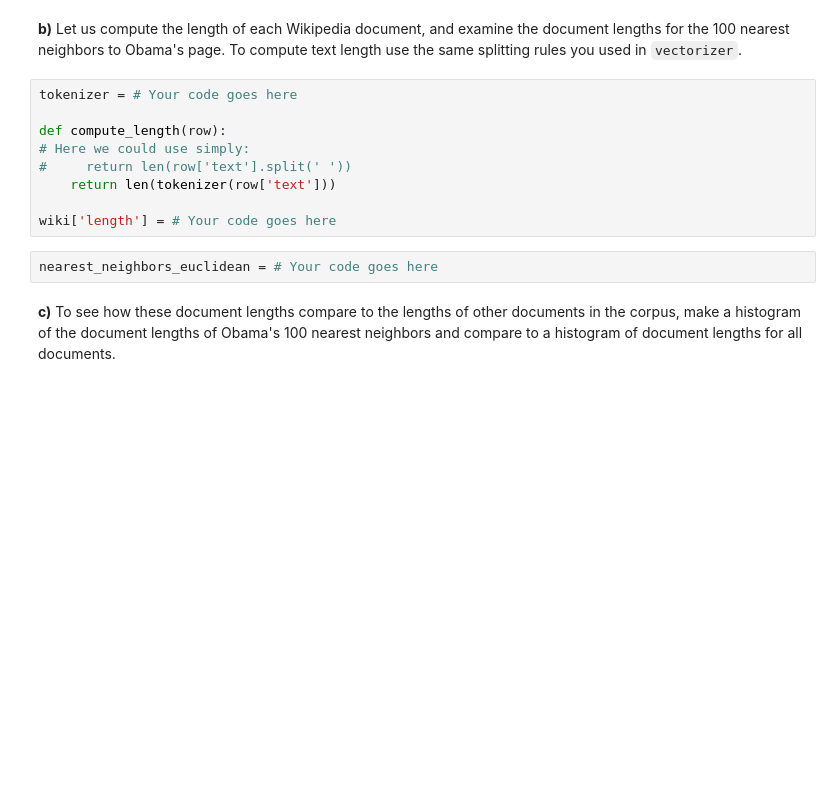
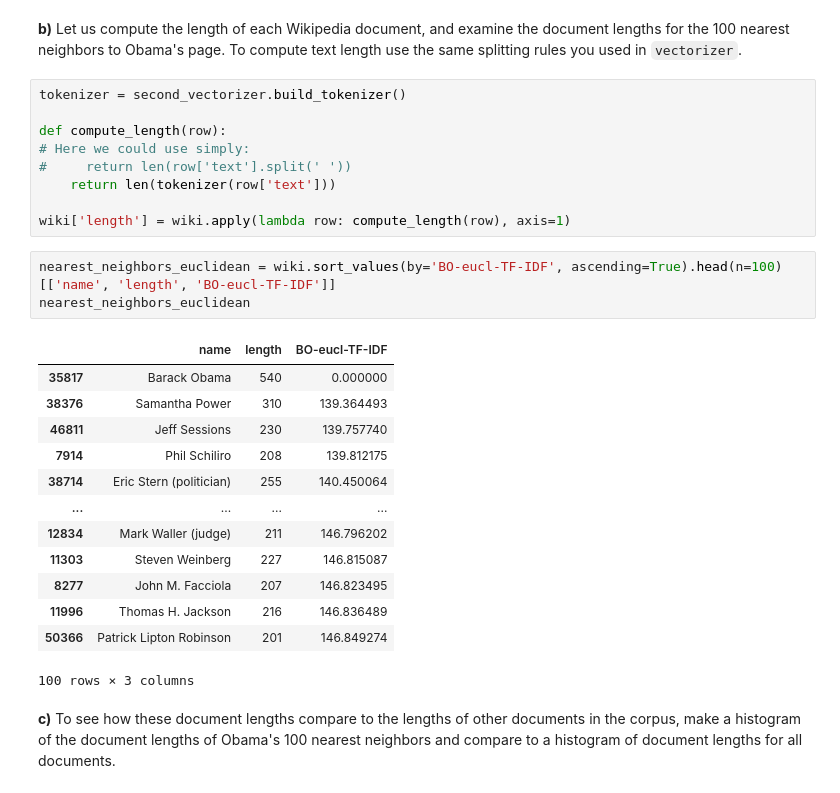
Before and after one commit to mawojcik/introduction_to_data_science, a Jupyter notebook: Lab_5/Assignment_5.ipynb, the cells around one changed output. Drawn from its saved outputs; the diff is of its cells as text; blank space fills up the shorter version.

```diff
--- a/Lab_5/Assignment_5.ipynb
+++ b/Lab_5/Assignment_5.ipynb
@@ -359,16 +376,31 @@ But one may wonder, is Biden's article that different from Obama's, more so than
 # %% [markdown]
 **b)** Let us compute the length of each Wikipedia document, and examine the document lengths for the 100 nearest neighbors to Obama's page. To compute text length use the same splitting rules you used in `vectorizer`.
 # %%
-tokenizer = # Your code goes here
+tokenizer = second_vectorizer.build_tokenizer()
 
 def compute_length(row):
 # Here we could use simply:
 #     return len(row['text'].split(' '))
     return len(tokenizer(row['text']))
 
-wiki['length'] = # Your code goes here
+wiki['length'] = wiki.apply(lambda row: compute_length(row), axis=1)
-# %%
-nearest_neighbors_euclidean = # Your code goes here
+# %%
+nearest_neighbors_euclidean = wiki.sort_values(by='BO-eucl-TF-IDF', ascending=True).head(n=100)[['name', 'length', 'BO-eucl-TF-IDF']]
+nearest_neighbors_euclidean
+# %% [output]
+|  | name | length | BO-eucl-TF-IDF |
+| 35817 | Barack Obama | 540 | 0.000000 |
+| 38376 | Samantha Power | 310 | 139.364493 |
+| 46811 | Jeff Sessions | 230 | 139.757740 |
+| 7914 | Phil Schiliro | 208 | 139.812175 |
+| 38714 | Eric Stern (politician) | 255 | 140.450064 |
+| ... | ... | ... | ... |
+| 12834 | Mark Waller (judge) | 211 | 146.796202 |
+| 11303 | Steven Weinberg | 227 | 146.815087 |
+| 8277 | John M. Facciola | 207 | 146.823495 |
+| 11996 | Thomas H. Jackson | 216 | 146.836489 |
+| 50366 | Patrick Lipton Robinson | 201 | 146.849274 |
+100 rows × 3 columns
 # %% [markdown]
 **c)** To see how these document lengths compare to the lengths of other documents in the corpus, make a histogram of the document lengths of Obama's 100 nearest neighbors and compare to a histogram of document lengths for all documents.
 # %%
```
Also changed, not shown: parts of 3 cells of this notebook.
